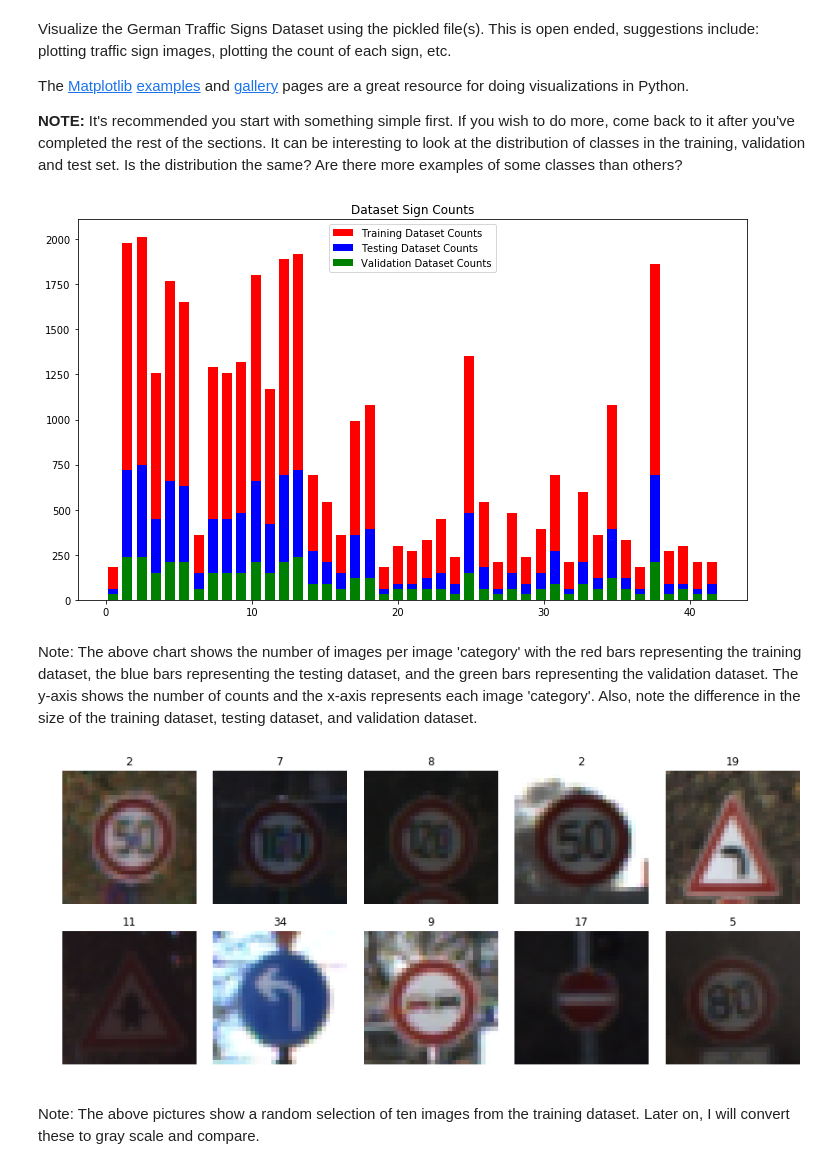
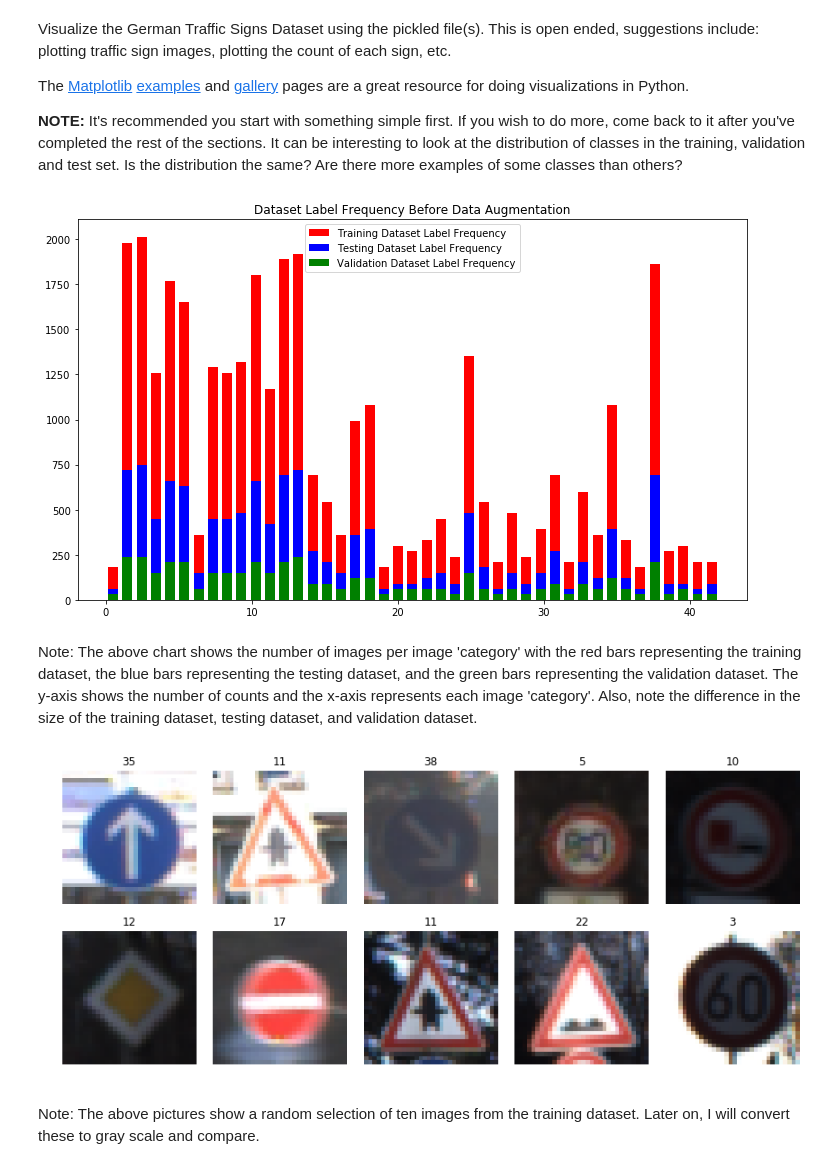
Before and after one commit to cmhobbs96/Traffic_Sign_Classifier, a Jupyter notebook: Traffic_Sign_Classifier.ipynb, the cells around one changed output. Saved outputs shown, nothing was run; the diff lists cells and outputs as text; code cells hidden in the pictures.

```diff
--- a/Traffic_Sign_Classifier.ipynb
+++ b/Traffic_Sign_Classifier.ipynb
@@ -23,12 +23,12 @@ The [rubric](https://review.udacity.com/#!/rubrics/481/view) contains "Stand Out
 # Load pickled data
 import pickle
 
-# Fill this in based on where you saved the training and testing data
+# Reading in files
+training_file = "./train.p"
+validation_file = "./valid.p"
+testing_file = "./test.p"
 
-training_file = "./traffic-signs-data/train.p"
-validation_file = "./traffic-signs-data/valid.p"
-testing_file = "./traffic-signs-data/test.p"
-
+# Opening files and loading with pickle
 with open(training_file, mode='rb') as f:
     train = pickle.load(f)
 with open(validation_file, mode='rb') as f:
@@ -36,10 +36,12 @@ with open(validation_file, mode='rb') as f:
 with open(testing_file, mode='rb') as f:
     test = pickle.load(f)
 
+# Labeling X and y values
 X_train, y_train = train['features'], train['labels']
 X_valid, y_valid = valid['features'], valid['labels']
 X_test, y_test = test['features'], test['labels']
 
+# Displaying data
 print(' ... Data Loaded ... ')
 print("X_train shape:", X_train.shape)
 print("y_train shape:", y_train.shape)
@@ -110,38 +111,36 @@ The [Matplotlib](http://matplotlib.org/) [examples](http://matplotlib.org/exampl
 
 **NOTE:** It's recommended you start with something simple first. If you wish to do more, come back to it after you've completed the rest of the sections. It can be interesting to look at the distribution of classes in the training, validation and test set. Is the distribution the same? Are there more examples of some classes than others?
 # %%
-### Data exploration visualization code goes here.
-### Feel free to use as many code cells as needed.
-
-# Importing function
+# Importing functions
 import matplotlib.pyplot as plt
 import random
-# Visualizations will be shown in the notebook.
+
 %matplotlib inline
 
 bins = n_classes
 colors = ['red', 'blue', 'green']
 plt.rcParams['figure.figsize'] = [12, 7]
 
-# histogram of label frequency (once again, before data augmentation)
+# Histogram of label frequency
 hist_train, bins = np.histogram(y_train, bins)
 hist_valid, bins = np.histogram(y_valid, bins)
 hist_test, bins = np.histogram(y_test, bins)
 
+# Plotting data on one histogram
 width = 0.7 * (bins[1] - bins[0])
 center = (bins[:-1] + bins[1:]) / 2
-plt.bar(center, hist_train, color=colors[0], width=width, label='Training Dataset Counts')
-plt.bar(center, hist_test, color=colors[1], width=width, label='Testing Dataset Counts')
-plt.bar(center, hist_valid, color=colors[2], width=width, label='Validation Dataset Counts')
+plt.bar(center, hist_train, color=colors[0], width=width, label='Training Dataset Label Frequency')
+plt.bar(center, hist_test, color=colors[1], width=width, label='Testing Dataset Label Frequency')
+plt.bar(center, hist_valid, color=colors[2], width=width, label='Validation Dataset Label Frequency')
 plt.legend()
-plt.title("Dataset Sign Counts")
+plt.title("Dataset Label Frequency Before Data Augmentation")
 plt.show()
 # %% [output]
-[figure, old version]
+[figure, new version]
 # %% [markdown]
 Note: The above chart shows the number of images per image 'category' with the red bars representing the training dataset, the blue bars representing the testing dataset, and the green bars representing the validation dataset. The y-axis shows the number of counts and the x-axis represents each image 'category'. Also, note the difference in the size of the training dataset, testing dataset, and validation dataset.
 # %%
-# show image of 10 random data points
+# Show image of 10 random data points
 fig, axs = plt.subplots(2,5, figsize=(15, 6))
 fig.subplots_adjust(hspace = .2, wspace=.001)
 axs = axs.ravel()
@@ -153,7 +152,7 @@ for i in range(10):
     axs[i].imshow(image)
     axs[i].set_title(y_train[index])
 # %% [output]
-[figure, old version]
+[figure, new version]
 # %% [markdown]
 Note: The above pictures show a random selection of ten images from the training dataset. Later on, I will convert these to gray scale and compare.
 # %% [markdown]
```
Also changed, not shown: parts of 35 cells of this notebook.
